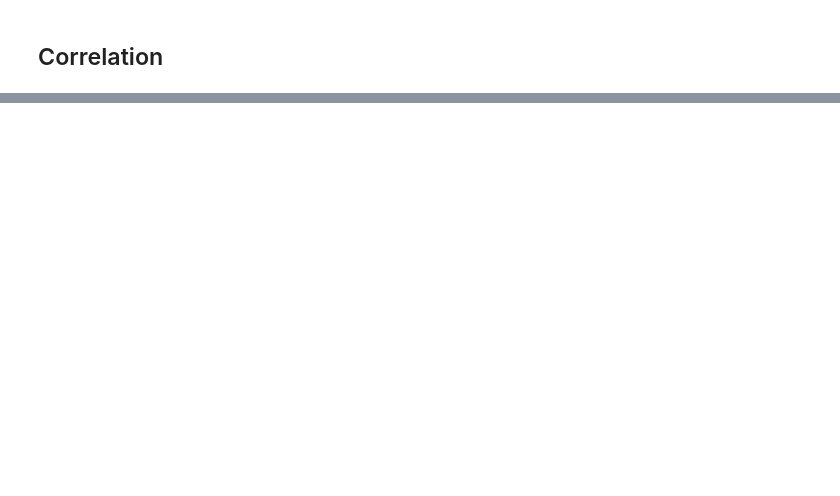
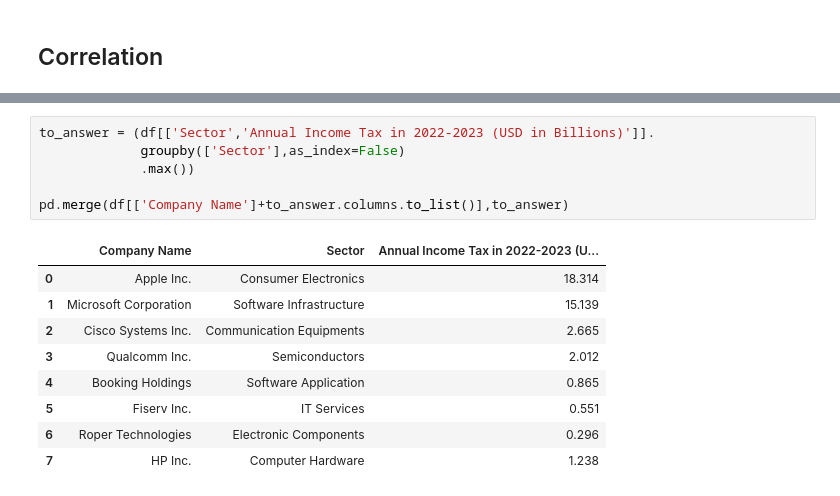
Before and after one commit to Antony-evm/Top-50-US-Companies-EDA, a Jupyter notebook: Top 50 US Tech Companies.ipynb, the cells around one changed output, grey strips where cells are left out. Drawn from its saved outputs; the diff is of its cells as text; blank space fills up the shorter version.

```diff
--- a/Top 50 US Tech Companies.ipynb
+++ b/Top 50 US Tech Companies.ipynb
@@ -258,0 +339,16 @@ fig.show()
+# %%
+to_answer = (df[['Sector','Annual Income Tax in 2022-2023 (USD in Billions)']].
+             groupby(['Sector'],as_index=False)
+             .max())
+
+pd.merge(df[['Company Name']+to_answer.columns.to_list()],to_answer)
+# %% [output]
+|  | Company Name | Sector | Annual Income Tax in 2022-2023 (U... |
+| 0 | Apple Inc. | Consumer Electronics | 18.314 |
+| 1 | Microsoft Corporation | Software Infrastructure | 15.139 |
+| 2 | Cisco Systems Inc. | Communication Equipments | 2.665 |
+| 3 | Qualcomm Inc. | Semiconductors | 2.012 |
+| 4 | Booking Holdings | Software Application | 0.865 |
+| 5 | Fiserv Inc. | IT Services | 0.551 |
+| 6 | Roper Technologies | Electronic Components | 0.296 |
+| 7 | HP Inc. | Computer Hardware | 1.238 |
```
Also changed, not shown: parts of 13 cells of this notebook, 1 other file.
